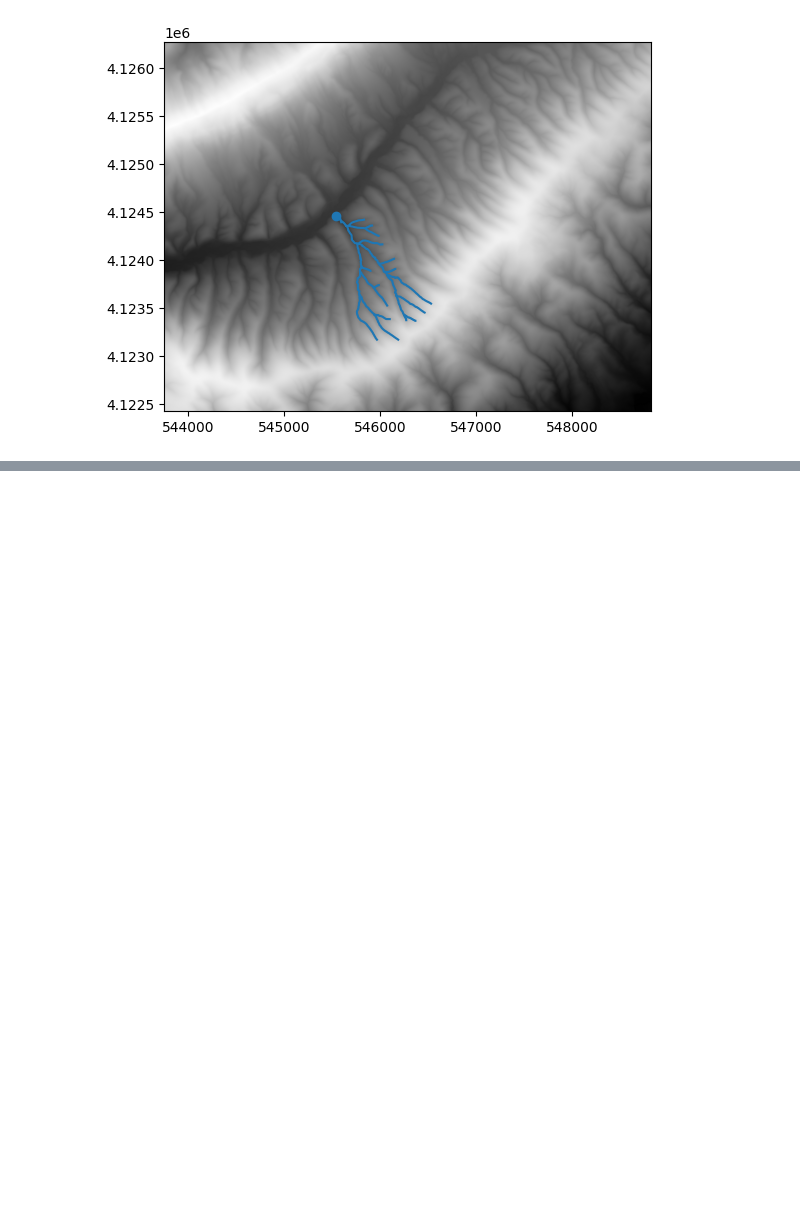
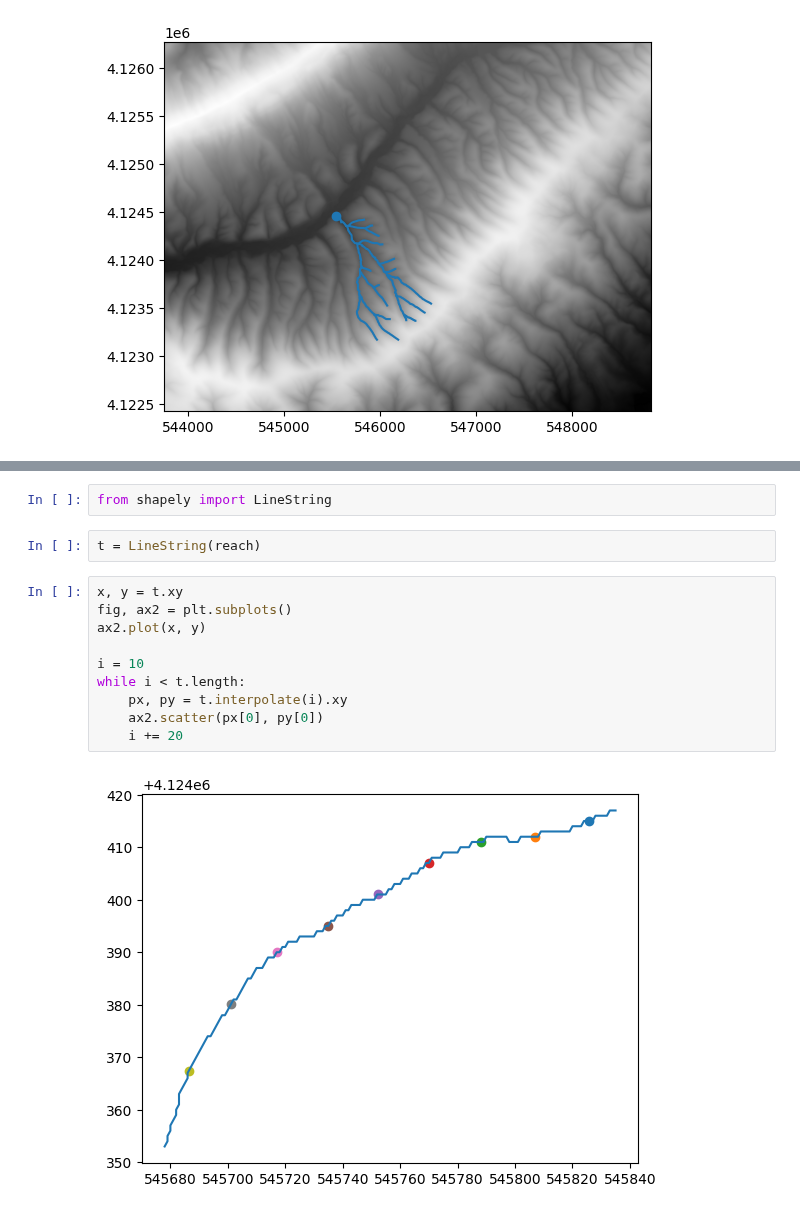
Before and after one commit to wherediddavidgo/multitemporal_RSSA, a Jupyter notebook: field_data.ipynb, the cells around one changed output, grey strips where cells are left out. Saved outputs shown, nothing was run; the diff lists cells and outputs as text; blank space fills up the shorter version.

```diff
--- a/field_data.ipynb
+++ b/field_data.ipynb
@@ -83,0 +81,16 @@ TypeError: unhashable type: 'Feature'
+# %%
+from shapely import LineString
+# %%
+t = LineString(reach)
+# %%
+x, y = t.xy
+fig, ax2 = plt.subplots()
+ax2.plot(x, y)
+
+i = 10
+while i < t.length:
+    px, py = t.interpolate(i).xy
+    ax2.scatter(px[0], py[0])
+    i += 20
+# %% [output]
+[figure, added]
```
Also changed, not shown: parts of 4 cells of this notebook.
